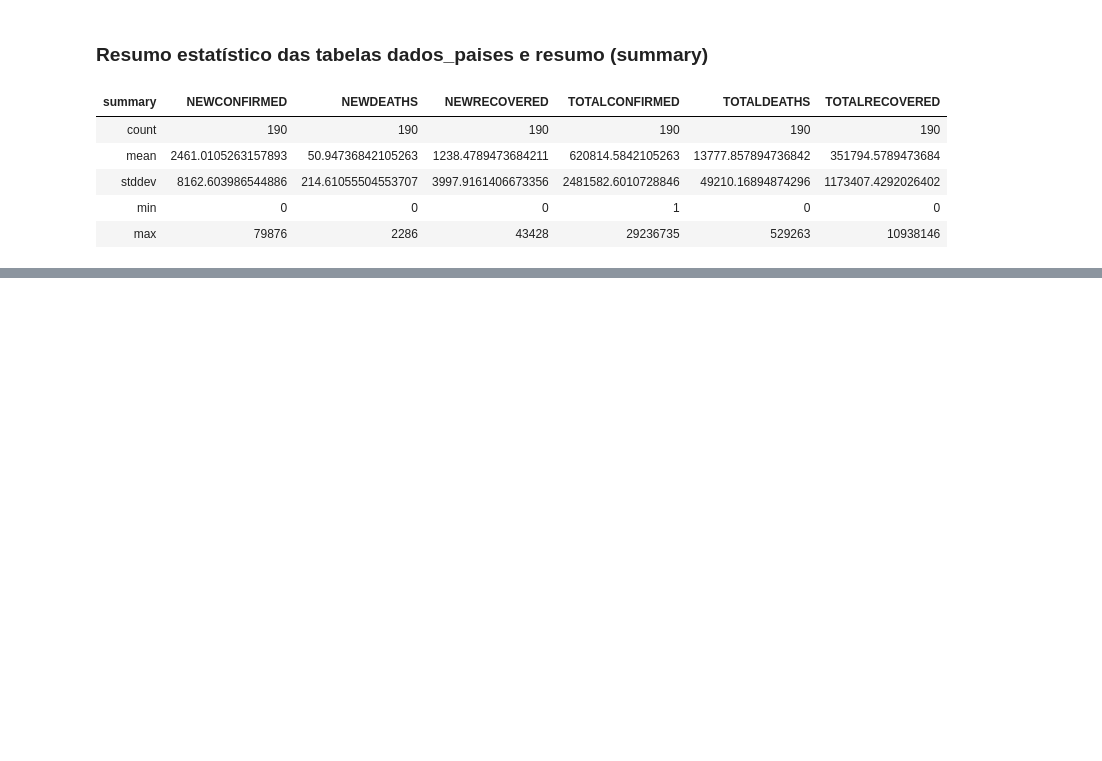
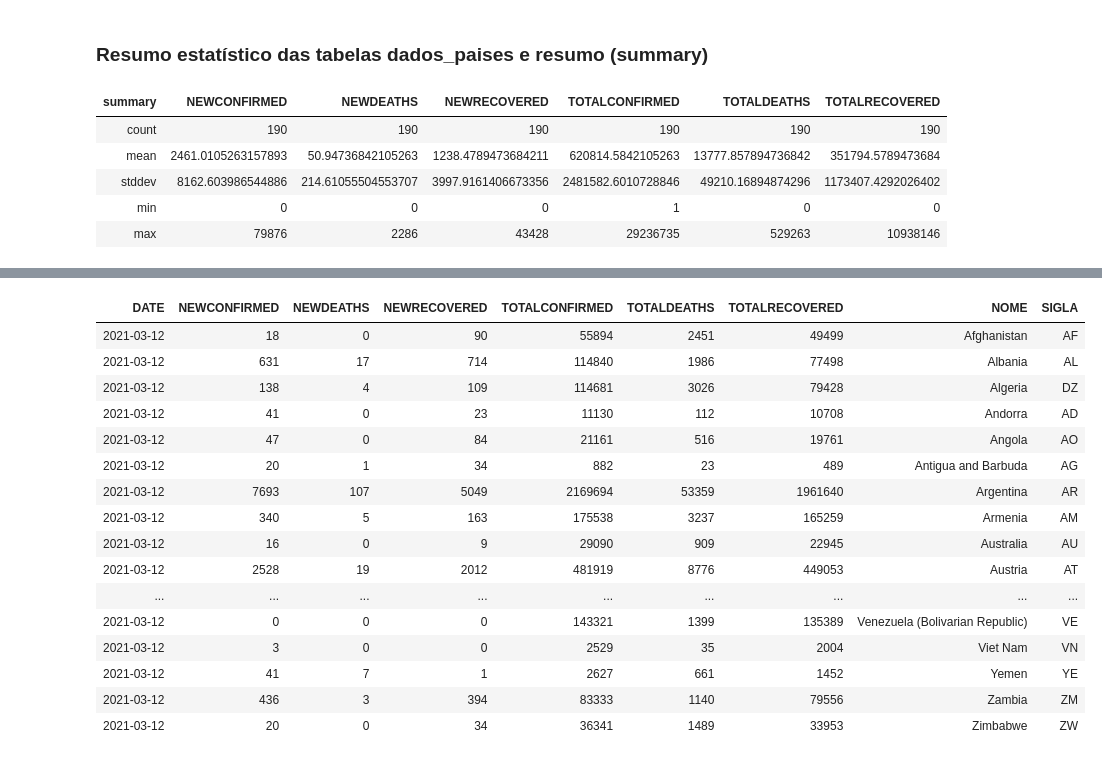
Before and after one commit to vivijordaoo/AccentureProject, a Jupyter notebook: Front/Transformação.ipynb, the cells around one changed output, grey strips where cells are left out. Drawn from its saved outputs; the diff is of its cells as text; code cells hidden in the pictures; blank space fills up the shorter version.

```diff
--- a/Front/Transformação.ipynb
+++ b/Front/Transformação.ipynb
@@ -122,0 +156,2 @@ df_pais_dados_pais.printSchema()
+# %%
+df_resumo_pais = df_resumo_pais.drop('ID', 'ID_PAIS', 'ID', 'SLUG')
@@ -122,0 +160,20 @@ df_pais_dados_pais.printSchema()
+# %%
+display(df_resumo_pais)
+# %% [output]
+| DATE | NEWCONFIRMED | NEWDEATHS | NEWRECOVERED | TOTALCONFIRMED | TOTALDEATHS | TOTALRECOVERED | NOME | SIGLA |
+| 2021-03-12 | 18 | 0 | 90 | 55894 | 2451 | 49499 | Afghanistan | AF |
+| 2021-03-12 | 631 | 17 | 714 | 114840 | 1986 | 77498 | Albania | AL |
+| 2021-03-12 | 138 | 4 | 109 | 114681 | 3026 | 79428 | Algeria | DZ |
+| 2021-03-12 | 41 | 0 | 23 | 11130 | 112 | 10708 | Andorra | AD |
+| 2021-03-12 | 47 | 0 | 84 | 21161 | 516 | 19761 | Angola | AO |
+| 2021-03-12 | 20 | 1 | 34 | 882 | 23 | 489 | Antigua and Barbuda | AG |
+| 2021-03-12 | 7693 | 107 | 5049 | 2169694 | 53359 | 1961640 | Argentina | AR |
+| 2021-03-12 | 340 | 5 | 163 | 175538 | 3237 | 165259 | Armenia | AM |
+| 2021-03-12 | 16 | 0 | 9 | 29090 | 909 | 22945 | Australia | AU |
+| 2021-03-12 | 2528 | 19 | 2012 | 481919 | 8776 | 449053 | Austria | AT |
+| ... | ... | ... | ... | ... | ... | ... | ... | ... |
+| 2021-03-12 | 0 | 0 | 0 | 143321 | 1399 | 135389 | Venezuela (Bolivarian Republic) | VE |
+| 2021-03-12 | 3 | 0 | 0 | 2529 | 35 | 2004 | Viet Nam | VN |
+| 2021-03-12 | 41 | 7 | 1 | 2627 | 661 | 1452 | Yemen | YE |
+| 2021-03-12 | 436 | 3 | 394 | 83333 | 1140 | 79556 | Zambia | ZM |
+| 2021-03-12 | 20 | 0 | 34 | 36341 | 1489 | 33953 | Zimbabwe | ZW |
```
Also changed, not shown: parts of 12 cells of this notebook.
